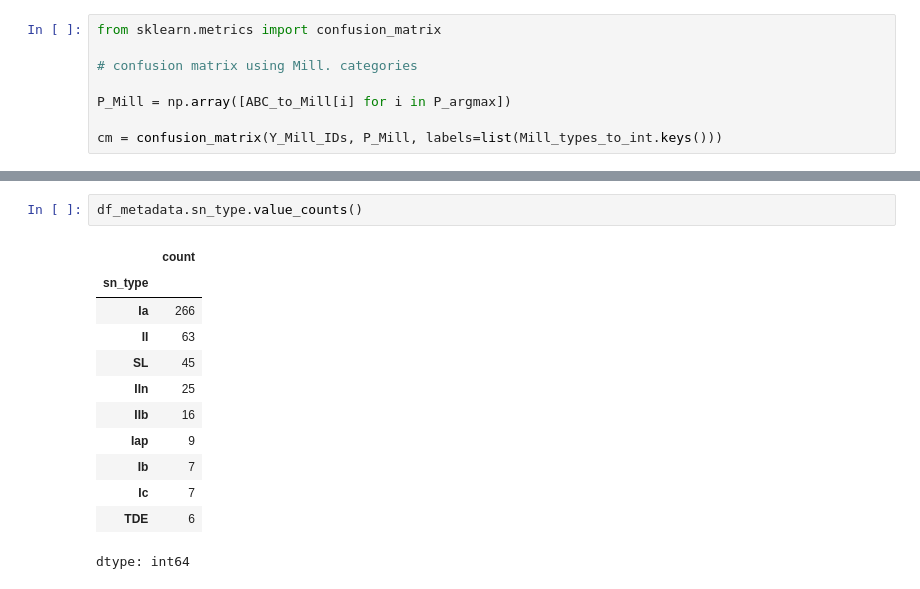
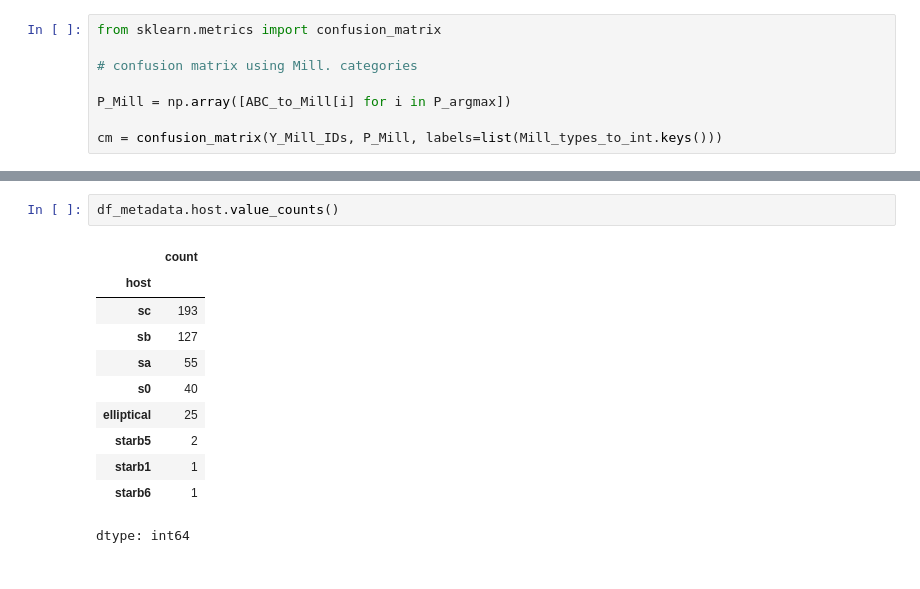
Before and after one commit to Ajb2307/Milligan_ABC-SN, a Jupyter notebook: test_w_preprocessing.ipynb, the cells around one changed output, grey strips where cells are left out. Cells and saved outputs as stored; diff of their text form.

```diff
--- a/test_w_preprocessing.ipynb
+++ b/test_w_preprocessing.ipynb
@@ -379,15 +422,14 @@ ConfusionMatrixDisplay.from_predictions(Y_ABC_IDs[index],
 # %%
-df_metadata.sn_type.value_counts()
+df_metadata.host.value_counts()
 # %% [output]
 |  | count |
-| sn_type |  |
-| Ia | 266 |
-| II | 63 |
-| SL | 45 |
-| IIn | 25 |
-| IIb | 16 |
-| Iap | 9 |
-| Ib | 7 |
-| Ic | 7 |
-| TDE | 6 |
+| host |  |
+| sc | 193 |
+| sb | 127 |
+| sa | 55 |
+| s0 | 40 |
+| elliptical | 25 |
+| starb5 | 2 |
+| starb1 | 1 |
+| starb6 | 1 |
 dtype: int64
```
Also changed, not shown: parts of 9 cells of this notebook.
